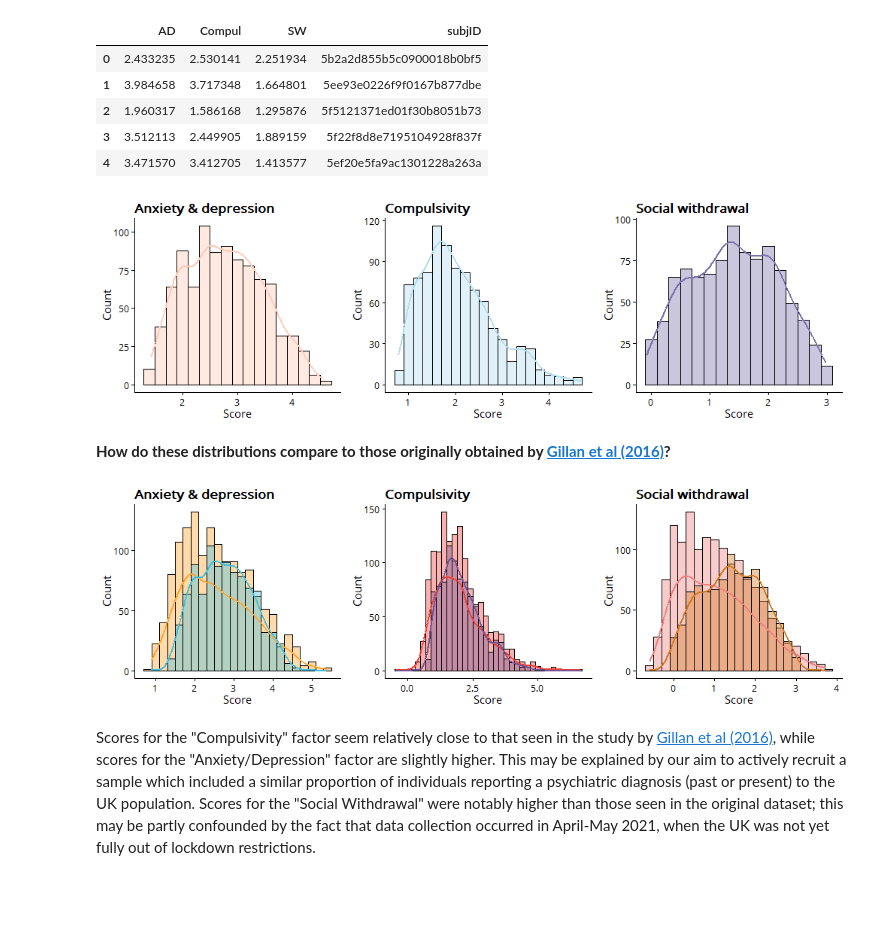
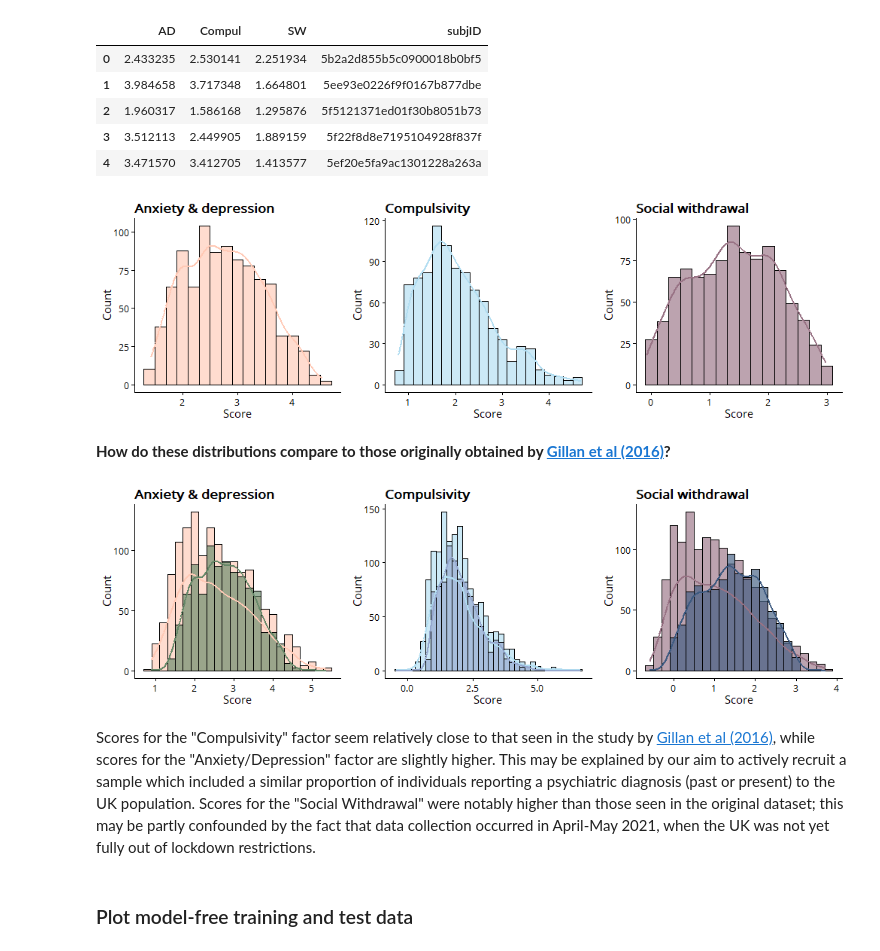
Before and after one commit to qdercon/pstpipeline, a Jupyter notebook: notebooks/data_cleaning_preparation.ipynb, the cells around one changed output. Cells and saved outputs as stored; diff of their text form; code cells hidden in the pictures; blank space fills up the shorter version.

```diff
--- a/notebooks/data_cleaning_preparation.ipynb
+++ b/notebooks/data_cleaning_preparation.ipynb
@@ -7,13 +7,14 @@
 # %%
 import pandas as pd
 import joblib, os, rpy2
+
 os.chdir('..')
-    # as the wd will be the notebook folder otherwise
+    # run initially as cd will be the notebook folder otherwise
 %load_ext rpy2.ipython
     # warnings about 'quartz' on Windows can be safely ignored.
 
-pal = ['#ffa630', '#42bfdd', '#ef3e36', '#745296','#f08080','#d17a22']
-light_pal = ['#ffc9b5', '#b1ddf1', '#7871aa']
+pal = ["#ffc9b5", "#648767", "#b1ddf1", "#95a7ce", "#987284", "#3d5a80"]
+light_pal = ["#ffc9b5", "#b1ddf1", "#987284"]
 # %% [markdown]
 ### Import and clean raw data
 # %%
@@ -66,15 +67,15 @@ factor_score_pred.head()
 # %%
 %%R -i factor_score_pred -i light_pal -w 10 -h 3 --units in -r 100
 
 factors = names(factor_score_pred[,1:3])
 factor_names = c('Anxiety & depression', 'Compulsivity', 'Social withdrawal')
 
-pstpipeline::plot_factors(factor_score_pred, plot_type = "factor_hist", factors, factor_names,
+pstpipeline::plot_factors(factor_score_pred, plot_type = "factor_hist", colnames = factors, titles = factor_names,
                           pal = light_pal, font_size = 11, font = "Open Sans")
 
 # ggplot2::ggsave('notebooks/plots/all_935_factor_scores.png', device = "png")
 # %% [output]
-[figure, old version]
+[figure, new version]
 # %% [markdown]
 **How do these distributions compare to those originally obtained by [Gillan et al (2016)](https://elifesciences.org/articles/11305)?**
 # %%
@@ -93,6 +94,8 @@ pstpipeline::plot_factors(all_factor_scores, plot_type = "factor_hist", factors,
 
 # ggplot2::ggsave('notebooks/plots/gillan2016_factor_scores.png', device = "png")
 # %% [output]
-[figure, old version]
+[figure, new version]
 # %% [markdown]
 Scores for the "Compulsivity" factor seem relatively close to that seen in the study by [Gillan et al (2016)](https://elifesciences.org/articles/11305), while scores for the "Anxiety/Depression" factor are slightly higher. This may be explained by our aim to actively recruit a sample which included a similar proportion of individuals reporting a psychiatric diagnosis (past or present) to the UK population. Scores for the "Social Withdrawal" were notably higher than those seen in the original dataset; this may be partly confounded by the fact that data collection occurred in April-May 2021, when the UK was not yet fully out of lockdown restrictions.
+# %% [markdown]
+### Plot model-free training and test data
```
Also changed, not shown: parts of 1 cell of this notebook, 16 other files.
